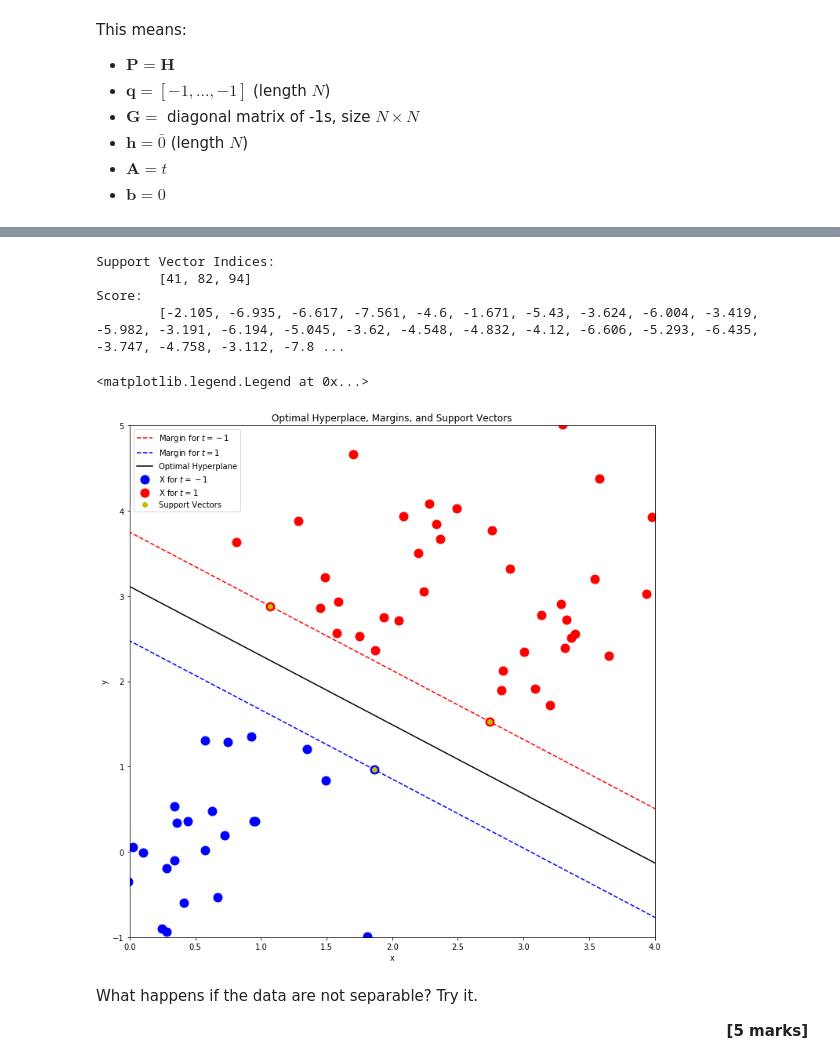
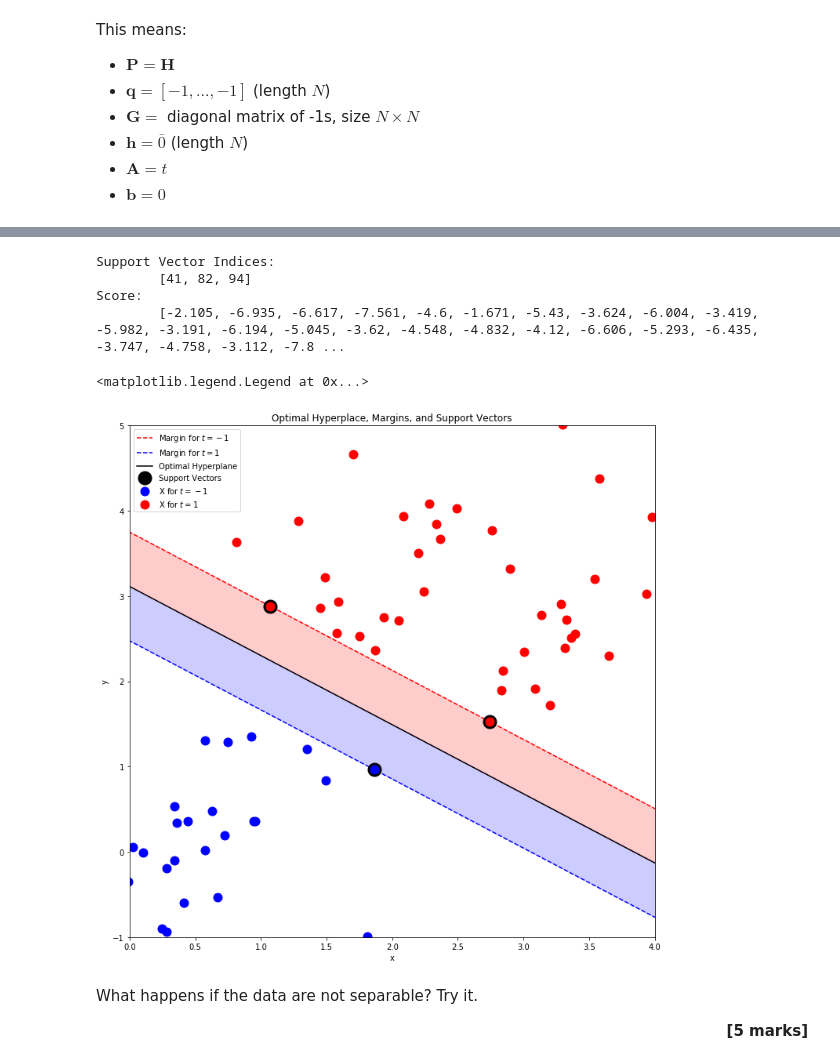
Before and after one commit to Super-SaiyanSandwich/ECMM422-CA3, a Jupyter notebook: ECMM422-CA3-SVM-2020.ipynb, the cells around one changed output, grey strips where cells are left out. Drawn from its saved outputs; the diff is of its cells as text; code cells hidden in the pictures.

```diff
--- a/ECMM422-CA3-SVM-2020.ipynb
+++ b/ECMM422-CA3-SVM-2020.ipynb
@@ -576,35 +578,39 @@ def lmc(X, t, Xtest, return_Mask = False):
     score = []
     for x in Xtest:
         score.append((np.dot(w.T,x))+b)
     return sv, score
 
 sv, score = lmc(X,t, X)
 print(f"Support Vector Indices:\n\t{sv}")
 print(f"Score:\n\t{[round(s,3) for s in score]}")
 
 sv, score = lmc(X,t, X, return_Mask = True)
 
 plt.figure(figsize=(12,12))
 plt.xlim(0,4)
 plt.ylim(-1,5)
 ohp = wb_to_Y(x_Space, w, b)
 plt.plot(x_Space, wb_to_Y(x_Space, w, b, 1), c = 'r', linestyle = '--', label="Margin for $t = -1$")
 plt.plot(x_Space, wb_to_Y(x_Space, w, b, -1), c = 'b', linestyle = '--', label="Margin for $t = 1$")
 plt.plot(x_Space, ohp, c = 'black', label="Optimal Hyperplane")
+
+plt.plot(X[sv,0], X[sv,1], 'ko', markersize = 17, label="Support Vectors")
 plt.plot(X[t==-1,0], X[t==-1,1], 'bo', markersize = 11, label="X for $t = -1$")
 plt.plot(X[t==1,0], X[t==1,1], 'ro', markersize = 11, label="X for $t = 1$")
-plt.plot(X[sv,0], X[sv,1], 'yo', label="Support Vectors")
+
+plt.fill_between(x_Space, wb_to_Y(x_Space, w, b), wb_to_Y(x_Space, w, b, -1), color = 'b', alpha = 0.2)
+plt.fill_between(x_Space, wb_to_Y(x_Space, w, b), wb_to_Y(x_Space, w, b, 1), color = 'r', alpha = 0.2)
 plt.xlabel("x")
 plt.ylabel("y")
 plt.title("Optimal Hyperplace, Margins, and Support Vectors")
 plt.legend(loc="best")
 # %% [output]
 Support Vector Indices:
         [41, 82, 94]
 Score:
         [-2.105, -6.935, -6.617, -7.561, -4.6, -1.671, -5.43, -3.624, -6.004, -3.419, -5.982, -3.191, -6.194, -5.045, -3.62, -4.548, -4.832, -4.12, -6.606, -5.293, -6.435, -3.747, -4.758, -3.112, -7.8 ...
 <matplotlib.legend.Legend at 0x...>
-[figure, old version]
+[figure, new version]
 # %% [markdown]
 What happens if the data are not separable?  Try it.
 
```
Also changed, not shown: parts of 17 cells of this notebook.
